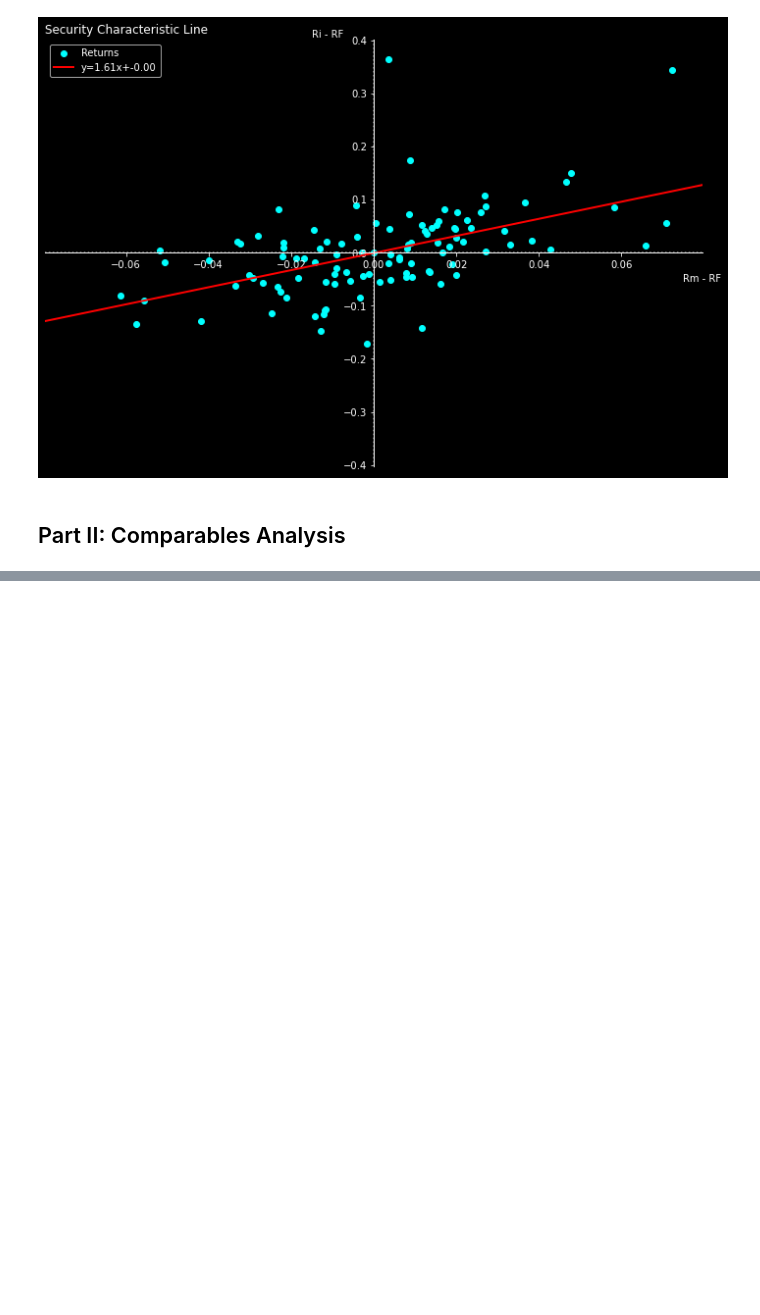
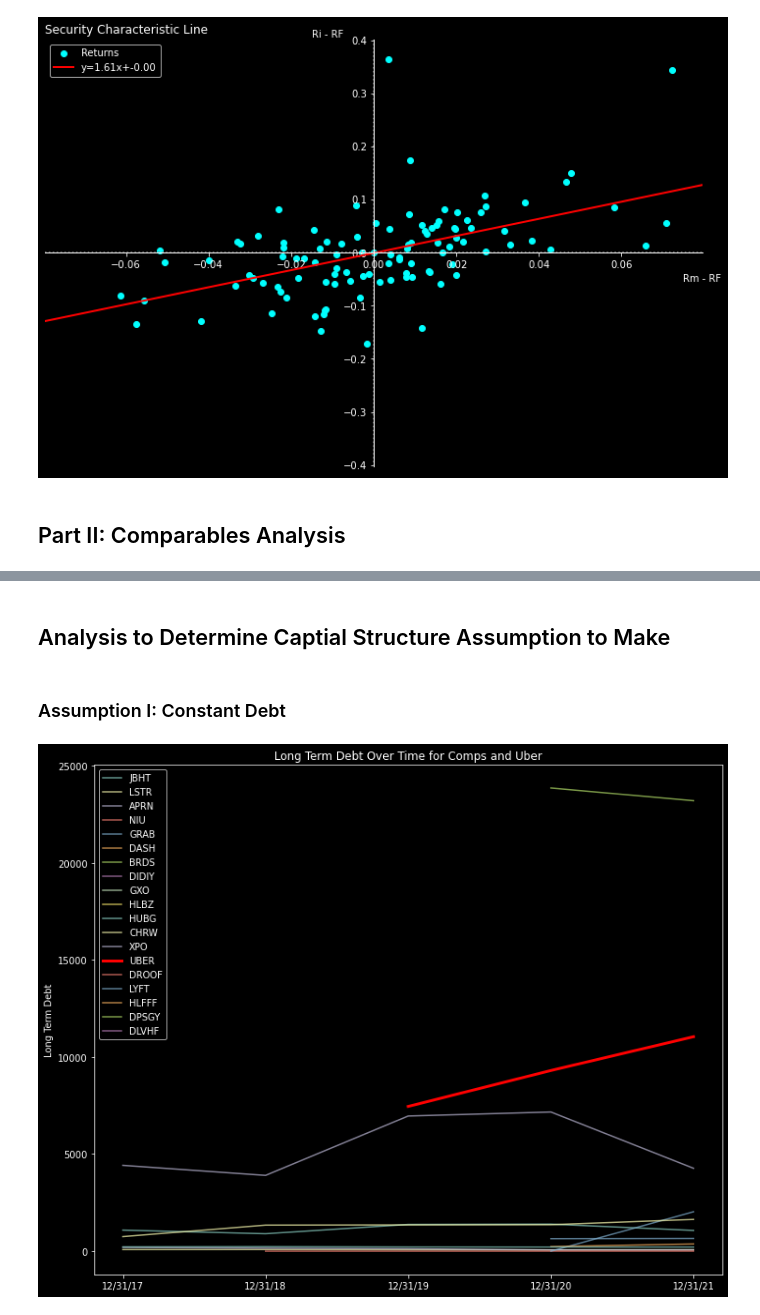
Before and after one commit to acremins1/SCL-and-Comps-Analysis, a Jupyter notebook: scl_analysis.ipynb, the cells around one changed output, grey strips where cells are left out. Drawn from its saved outputs; the diff is of its cells as text; code cells hidden in the pictures; blank space fills up the shorter version.

```diff
--- a/scl_analysis.ipynb
+++ b/scl_analysis.ipynb
@@ -191,0 +262,6 @@ Comps:
+# %%
+comp_financials = pd.read_csv('Comp Financials.csv')
+# %%
+#remove rows with tic 'ECHO'
+comp_financials = comp_financials[comp_financials['tic'] != 'ECHO']
+comp_financials.head()
@@ -191,0 +275,19 @@ Comps:
+# %% [markdown]
+## Analysis to Determine Captial Structure Assumption to Make
+# %% [markdown]
+### Assumption I: Constant Debt
+# %%
+#group by tic and plot dltt over time for each tic; if company is uber plot in red
+plt.rcParams['figure.figsize'] = [12, 10]
+for tic in comp_financials['tic'].unique():
+    df = comp_financials[comp_financials['tic'] == tic]
+    if tic == 'UBER':
+        plt.plot(df['datadate'], df['dltt'], color='red', linewidth = 3, label=tic)
+    else:
+        plt.plot(df['datadate'], df['dltt'], label=tic, alpha = 0.7)
+plt.title('Long Term Debt Over Time for Comps and Uber')
+plt.ylabel('Long Term Debt')
+plt.legend(loc='best')
+plt.show()
+# %% [output]
+[figure, added]
```
Also changed, not shown: parts of 42 cells of this notebook.
